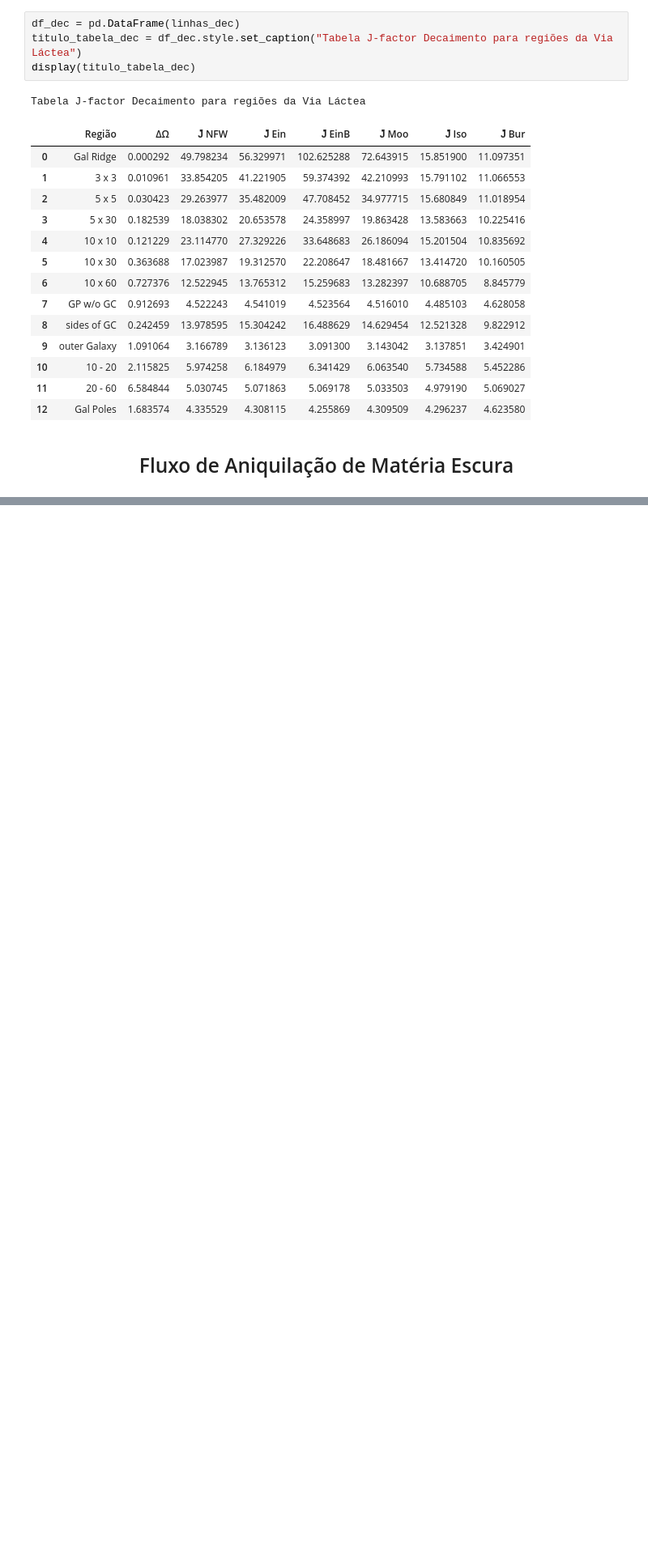
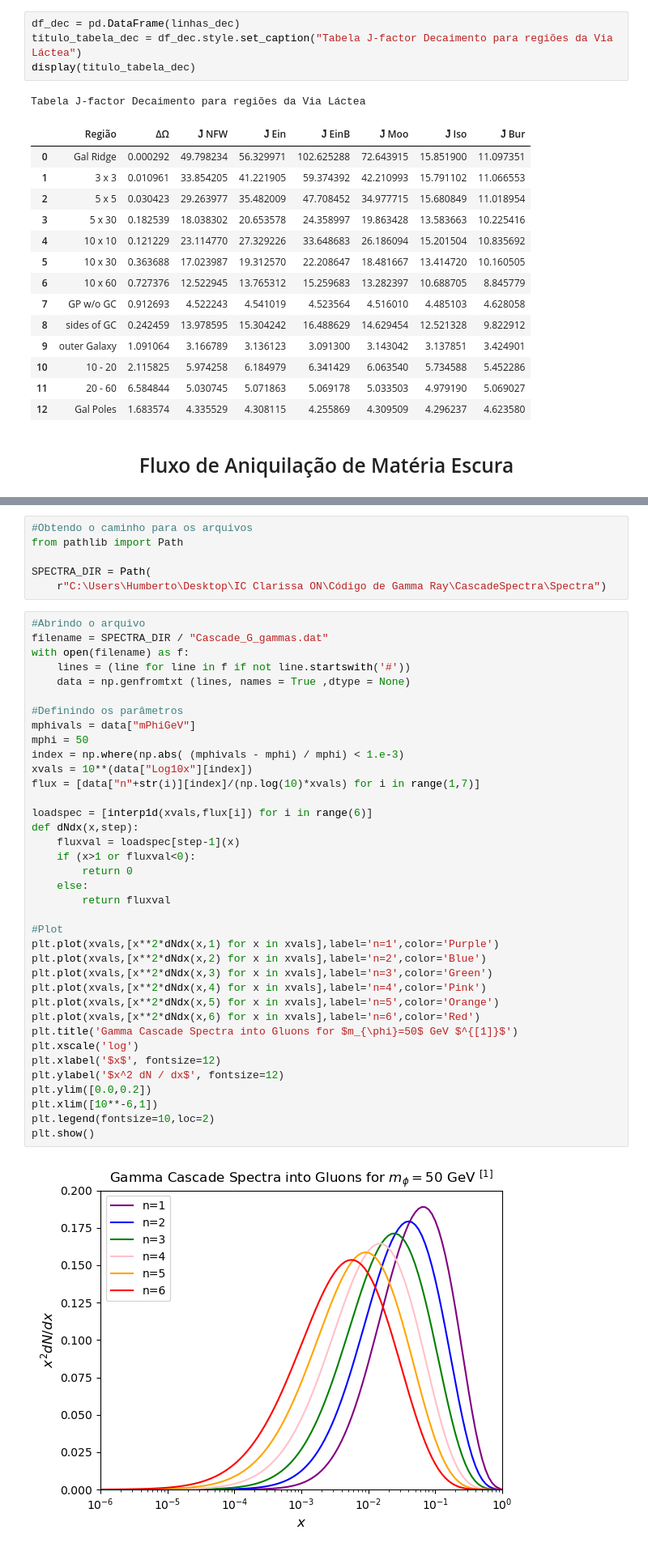
Before and after one commit to lrochacastro/Perfis-da-Materia-Escura, a Jupyter notebook: Perfis de Matéria Escura - Otimizado.ipynb, the cells around one changed output, grey strips where cells are left out. Shown at 81% size. Drawn from its saved outputs; the diff is of its cells as text; blank space fills up the shorter version.

Commit message:
Add Espectros de Gammas

```diff
--- a/Perfis de Matéria Escura - Otimizado.ipynb
+++ b/Perfis de Matéria Escura - Otimizado.ipynb
@@ -606,0 +611,45 @@ Tabela J-factor Decaimento para regiões da Via Láctea
+# %%
+#Obtendo o caminho para os arquivos
+from pathlib import Path
+
+SPECTRA_DIR = Path(
+    r"C:\Users\Humberto\Desktop\IC Clarissa ON\Código de Gamma Ray\CascadeSpectra\Spectra")
+# %%
+#Abrindo o arquivo
+filename = SPECTRA_DIR / "Cascade_G_gammas.dat"
+with open(filename) as f:
+    lines = (line for line in f if not line.startswith('#'))
+    data = np.genfromtxt (lines, names = True ,dtype = None)
+
+#Definindo os parâmetros
+mphivals = data["mPhiGeV"]
+mphi = 50
+index = np.where(np.abs( (mphivals - mphi) / mphi) < 1.e-3)
+xvals = 10**(data["Log10x"][index])
+flux = [data["n"+str(i)][index]/(np.log(10)*xvals) for i in range(1,7)]
+
+loadspec = [interp1d(xvals,flux[i]) for i in range(6)]
+def dNdx(x,step):
+    fluxval = loadspec[step-1](x)
+    if (x>1 or fluxval<0):
+        return 0
+    else:
+        return fluxval
+
+#Plot
+plt.plot(xvals,[x**2*dNdx(x,1) for x in xvals],label='n=1',color='Purple')
+plt.plot(xvals,[x**2*dNdx(x,2) for x in xvals],label='n=2',color='Blue')
+plt.plot(xvals,[x**2*dNdx(x,3) for x in xvals],label='n=3',color='Green')
+plt.plot(xvals,[x**2*dNdx(x,4) for x in xvals],label='n=4',color='Pink')
+plt.plot(xvals,[x**2*dNdx(x,5) for x in xvals],label='n=5',color='Orange')
+plt.plot(xvals,[x**2*dNdx(x,6) for x in xvals],label='n=6',color='Red')
+plt.title('Gamma Cascade Spectra into Gluons for $m_{\phi}=50$ GeV $^{[1]}$')
+plt.xscale('log')
+plt.xlabel('$x$', fontsize=12)
+plt.ylabel('$x^2 dN / dx$', fontsize=12)
+plt.ylim([0.0,0.2])
+plt.xlim([10**-6,1])
+plt.legend(fontsize=10,loc=2)
+plt.show()
+# %% [output]
+[figure, added]
```
Also changed, not shown: parts of 4 cells of this notebook.
